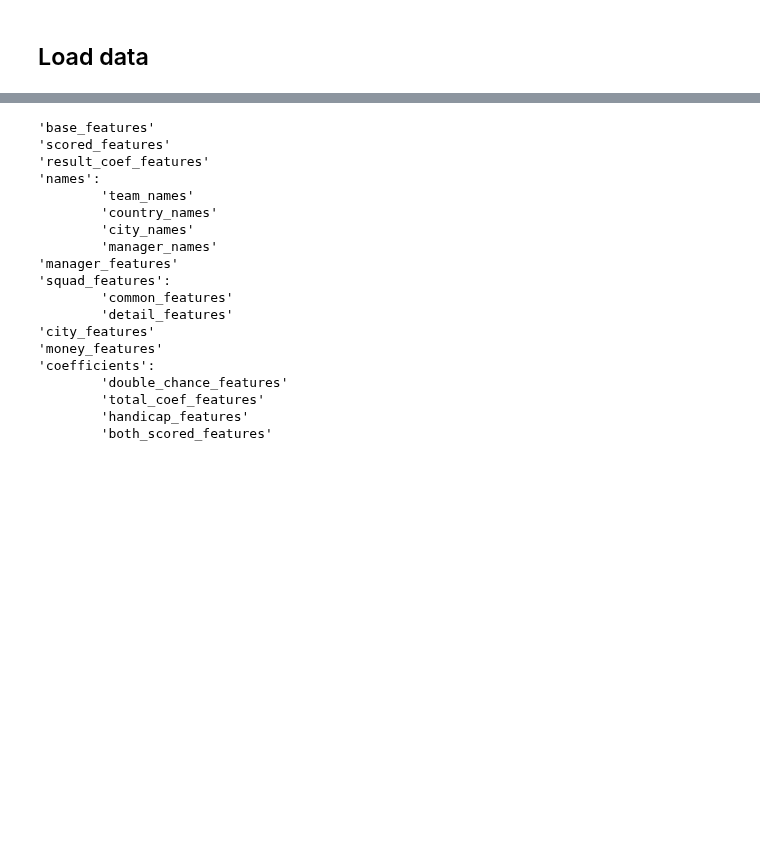
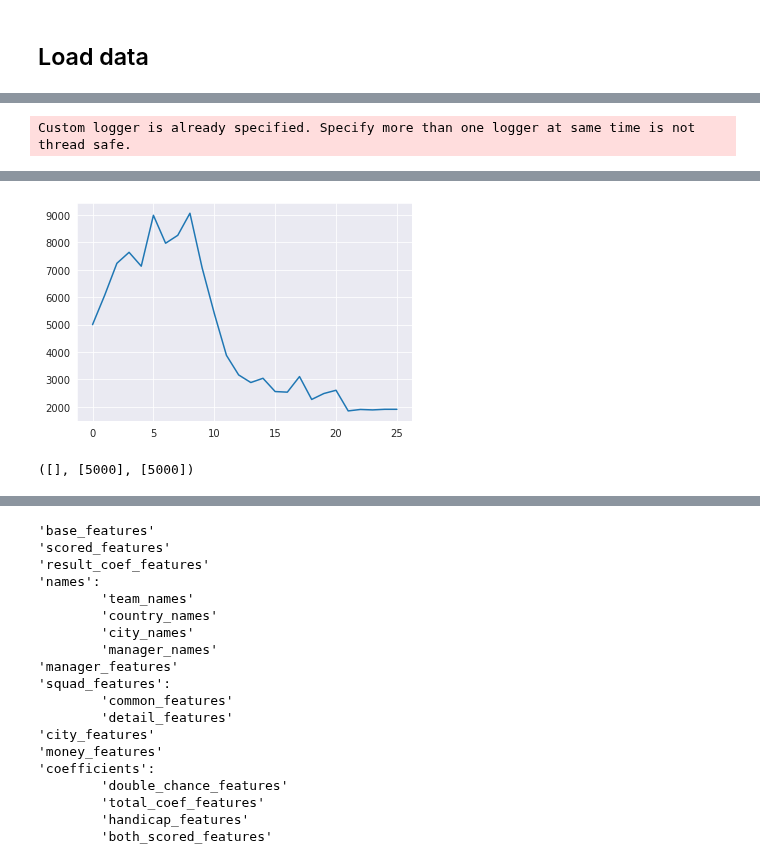
Before and after one commit to macroslav/bets-model, a Jupyter notebook: notebooks/Bets pipeline.ipynb, the cells around one changed output, grey strips where cells are left out. Cells and saved outputs as stored; diff of their text form; code cells hidden in the pictures; blank space fills up the shorter version.

```diff
--- a/notebooks/Bets pipeline.ipynb
+++ b/notebooks/Bets pipeline.ipynb
@@ -114,0 +310,66 @@ for cv_train, cv_test in get_cv_data(raw_train_data, unit='weeks', start_date='2
+# %%
+from catboost import CatBoostClassifier
+
+model_params = {
+    'n_estimators': 1000,
+    'depth': 10,
+    'learning_rate': 0.03,
+    'loss_function': 'Logloss',
+    'verbose': 250,
+    'random_state': 322,
+}
+
+cv_model_result = CatBoostClassifier(**{
+    'n_estimators': 500,
+    'loss_function': 'MultiClass',
+    'depth': 6,
+    'learning_rate': 0.03,
+    'verbose': 250,
+    'random_state': 322,
+})
+# %%
+%%time
+START_DATE = '2022-01-01'
+
+iteration = 0
+for cv_train, cv_test in get_cv_data(train, unit='weeks', start_date=START_DATE):
+    drop_columns = ['result_target', 'total_target', 'both_target', 'day']
+    cv_y_train_result = cv_train[['result_target']]
+    cv_y_train_total = cv_train.total_target
+    cv_y_train_both = cv_train.both_target
+
+    cv_X_train = cv_train.drop(columns=drop_columns)
+
+    cv_y_train_result = cv_y_train_result.astype(float)
+
+    cv_model_result.fit(cv_X_train, cv_y_train_result, cat_features=categorical_features)
+    # cv_model_total.fit(cv_X_train, cv_y_train_total)
+    # cv_model_both.fit(cv_X_train, cv_y_train_both)
+
+    result_target = cv_test.result_target
+    total_target = cv_test.total_target
+    both_target = cv_test.both_target
+    cv_X_test = cv_test.drop(columns=drop_columns)
+
+    preds_proba_result = cv_model_result.predict_proba(cv_X_test)
+    # preds_proba_total = cv_model_total.predict_proba(cv_X_test)
+    # preds_proba_both = cv_model_both.predict_proba(cv_X_test)
+
+    cv_scorer.run_check(
+        cv_X_test,
+        result_target,
+        total_target,
+        both_target,
+        preds_proba_result=preds_proba_result,
+    )
+
+    iteration += 1
+    print(f"Iteration #{iteration} complete!")
+    print('_______')
+
+import matplotlib.pyplot as plt
+dynamic_info, static_info = cv_scorer.return_info()
+sns.lineplot(x=[i for i in range(len(static_info[2]))], y=static_info[2])
+plt.savefig("low_features.png")
+# %% [output]
+Custom logger is already specified. Specify more than one logger at same time is not thread safe.
@@ -114,0 +393,5 @@ for cv_train, cv_test in get_cv_data(raw_train_data, unit='weeks', start_date='2
+[figure, added]
+# %%
+dynamic_info
+# %% [output]
+([], [5000], [5000])
```
Also changed, not shown: parts of 17 cells of this notebook, 5 other files.
